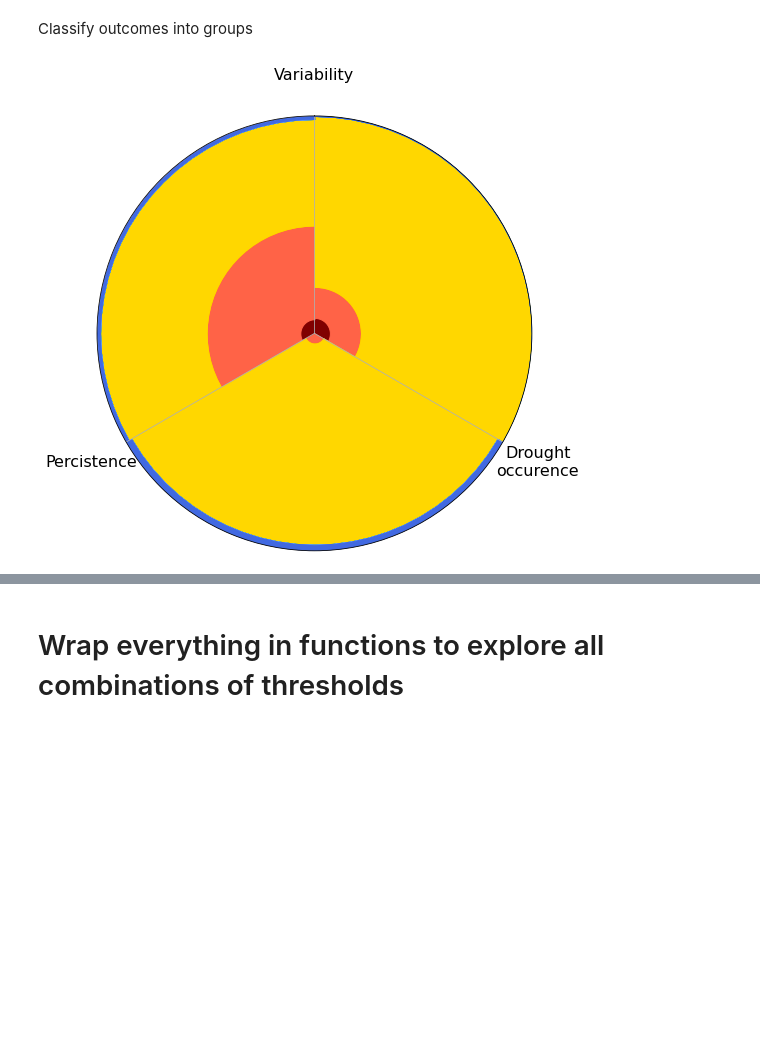
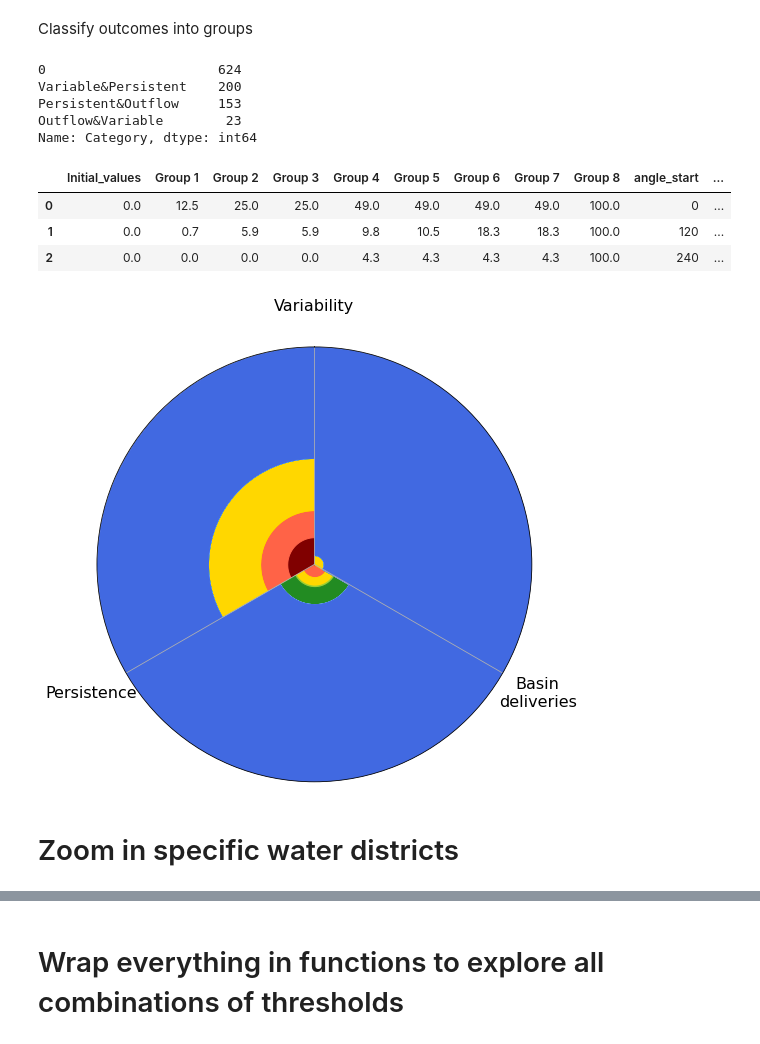
Before and after one commit to antonia-had/drought_classification, a Jupyter notebook: hive_plots_drought_impacts.ipynb, the cells around one changed output, grey strips where cells are left out. Saved outputs shown, nothing was run; the diff lists cells and outputs as text; code cells hidden in the pictures; blank space fills up the shorter version.

```diff
--- a/hive_plots_drought_impacts.ipynb
+++ b/hive_plots_drought_impacts.ipynb
@@ -29,3 +17,16 @@ variability_cat_realizations = np.concatenate([np.arange(x*10+1, x*10+10+1) for
                                               axis=0 )
 persistence_cat_realizations = np.concatenate([np.arange(x*10+1, x*10+10+1) for x in persistence_cat_samples],
                                               axis=0 )
+# %%
+# Load in all drought counts for all realizations
+droughts_df = pd.read_csv('../rival_framings_demand/drought_counts_all_realizations.csv', index_col=0)
+droughts_df.index = np.arange(1, len(droughts_df) + 1)
+
+# Load in all drought impacts for all realizations using 100 years to set threshold
+# Classification column uses drought occurences (drought_impacts_all_users_summary.ipynb)
+drought_impacts_df = pd.read_csv('drought_impacts_all_realizations.csv', index_col=0)
+drought_impacts_df.index = np.arange(1, len(drought_impacts_df) + 1)
+
+#Identify realizations have basin deliveries similar or better than history
+#I.e., realizations with 10th percentile equal or higher than
+outflow_realizations = drought_impacts_df[drought_impacts_df['Outflow_10th'] >= 46819.99367].index.values
@@ -31,0 +37,3 @@ persistence_cat_realizations = np.concatenate([np.arange(x*10+1, x*10+10+1) for
+# %%
+drought_impacts_df['Total counts']=droughts_df['Total counts']
+drought_impacts_df
@@ -34,40 +56,40 @@ Classify outcomes into groups
 # %%
 no_users_thresh = 50
 magnitude_thresh = 10
-delivery_thresh = 2
+drought_years = 20
 
 # create a list of our conditions
 group_conditions = [
     # Criteria for group 1
-    (drought_impacts_df['Outflow_percentile_violation'] <= delivery_thresh) &
+    (drought_impacts_df['Total counts'] > drought_years) &
     (drought_impacts_df['%_users'] >= no_users_thresh) &
     (drought_impacts_df['Magnitude'] >= magnitude_thresh),
     # Criteria for group 2
-    (drought_impacts_df['Outflow_percentile_violation'] <= delivery_thresh) &
+    (drought_impacts_df['Total counts'] > drought_years) &
     (drought_impacts_df['%_users'] >= no_users_thresh) &
     (drought_impacts_df['Magnitude'] < magnitude_thresh),
     # Criteria for group 3
-    (drought_impacts_df['Outflow_percentile_violation'] <= delivery_thresh) &
+    (drought_impacts_df['Total counts'] > drought_years) &
     (drought_impacts_df['%_users'] < no_users_thresh) &
     (drought_impacts_df['Magnitude'] >= magnitude_thresh),
     # Criteria for group 4
-    (drought_impacts_df['Outflow_percentile_violation'] <= delivery_thresh) &
+    (drought_impacts_df['Total counts'] > drought_years) &
     (drought_impacts_df['%_users'] < no_users_thresh) &
     (drought_impacts_df['Magnitude'] < magnitude_thresh),
     # Criteria for group 5
-    (drought_impacts_df['Outflow_percentile_violation'] > delivery_thresh) &
+    (drought_impacts_df['Total counts'] <= drought_years) &
     (drought_impacts_df['%_users'] >= no_users_thresh) &
     (drought_impacts_df['Magnitude'] >= magnitude_thresh),
     # Criteria for group 6
-    (drought_impacts_df['Outflow_percentile_violation'] > delivery_thresh) &
+    (drought_impacts_df['Total counts'] <= drought_years) &
     (drought_impacts_df['%_users'] >= no_users_thresh) &
     (drought_impacts_df['Magnitude'] < magnitude_thresh),
     # Criteria for group 7
-    (drought_impacts_df['Outflow_percentile_violation'] > delivery_thresh) &
+    (drought_impacts_df['Total counts'] <= drought_years) &
     (drought_impacts_df['%_users'] < no_users_thresh) &
     (drought_impacts_df['Magnitude'] >= magnitude_thresh),
     # Criteria for group 8
-    (drought_impacts_df['Outflow_percentile_violation'] > delivery_thresh) &
+    (drought_impacts_df['Total counts'] <= drought_years) &
     (drought_impacts_df['%_users'] < no_users_thresh) &
     (drought_impacts_df['Magnitude'] < magnitude_thresh)
     ]
@@ -80,7 +102,7 @@ drought_impacts_df['Group'] = np.select(group_conditions, group_values)
 # %%
 #Repeat classification, but into three category pairs
 
-classifications = ['Variable&Persistent', 'Persistent&Drought', 'Drought&Variable']
+classifications = ['Variable&Persistent', 'Persistent&Outflow', 'Outflow&Variable']
 
 # create a list of our conditions
 category_conditions = [
@@ -89,14 +111,22 @@ category_conditions = [
     (drought_impacts_df.index.isin(persistence_cat_realizations)) ,
     # Criteria for category 2
     (drought_impacts_df.index.isin(persistence_cat_realizations)) &
-    (drought_impacts_df.index.isin(drought_cat_realizations)),
+    (drought_impacts_df.index.isin(outflow_realizations)),
     # Criteria for category 3
-    (drought_impacts_df.index.isin(drought_cat_realizations)) &
+    (drought_impacts_df.index.isin(outflow_realizations)) &
     (drought_impacts_df.index.isin(variability_cat_realizations))
     ]
 
 # create a new column and use np.select to assign values to it using our lists as arguments
 drought_impacts_df['Category'] = np.select(category_conditions, classifications)
+# %%
+drought_impacts_df['Category'].value_counts()
+# %% [output]
+0                      624
+Variable&Persistent    200
+Persistent&Outflow     153
+Outflow&Variable        23
+Name: Category, dtype: int64
 # %%
 group_ratios = np.zeros((3,8))
 
@@ -116,40 +146,48 @@ cum_sum_df = df.cumsum(axis=1)
 cum_sum_df.insert(0, 'Initial_values', np.zeros(3))
 cum_sum_df['angle_start'] = [0, 120, 240]
 cum_sum_df['angle_end'] = [120, 240, 360]
+# %%
+cum_sum_df
+# %% [output]
+|  | Initial_values | Group 1 | Group 2 | Group 3 | Group 4 | Group 5 | Group 6 | Group 7 | Group 8 | angle_start | ... |
+| 0 | 0.0 | 12.5 | 25.0 | 25.0 | 49.0 | 49.0 | 49.0 | 49.0 | 100.0 | 0 | ... |
+| 1 | 0.0 | 0.7 | 5.9 | 5.9 | 9.8 | 10.5 | 18.3 | 18.3 | 100.0 | 120 | ... |
+| 2 | 0.0 | 0.0 | 0.0 | 0.0 | 4.3 | 4.3 | 4.3 | 4.3 | 100.0 | 240 | ... |
 # %%
 colors = ['maroon', 'tomato', 'orange', 'gold',
          'yellowgreen', 'forestgreen', 'lightskyblue', 'royalblue']
 
-# Initialise the spider plot
 plt.figure(figsize=(12,8))
 ax = plt.subplot(polar=True)
 
 # Extrapolate curves between angles
 angles = [y/180*np.pi for x in [np.arange(x, x+125,5) for x in cum_sum_df.angle_start] for y in x]
 segment_length = len(np.arange(0, 0+125,5))
 
 # for every group extrapolate values and draw
 for k in range(1, cum_sum_df.shape[1]-2):
     previous_values = sum([[cum_sum_df.iloc[i, k-1]]*segment_length for i in range(3)], [])
 #     previous_values.append(previous_values[-1])
     values = sum([[cum_sum_df.iloc[i, k]]*segment_length for i in range(3)], [])
 #     values.append(values[-1])
 
     # Plot data
     ax.fill_between(angles, previous_values, values, color=colors[k-1], label=f'Group {k}')
 
-ax.set_thetagrids([0, 120, 240], ['Variability', 'Percistence', 'Drought\noccurence'], fontsize=16)
+ax.set_thetagrids([0, 120, 240], ['Variability', 'Persistence', 'Basin\ndeliveries'], fontsize=16)
 ax.xaxis.set_tick_params(pad=30)
 ax.set_ylim([0,100])
 ax.set_yticklabels([])
 ax.set_rticks([])
 
 #ax.legend(loc='upper left')
 
 
 ax.set_theta_zero_location("N")
 
 
 plt.show()
 # %% [output]
-[figure, old version]
+[figure, new version]
+# %% [markdown]
+# Zoom in specific water districts
```
Also changed, not shown: parts of 10 cells of this notebook, 37 other files.
